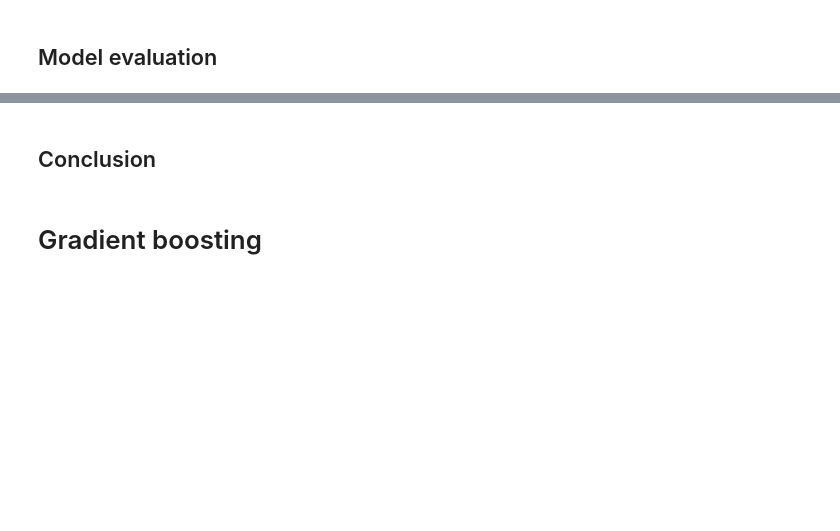
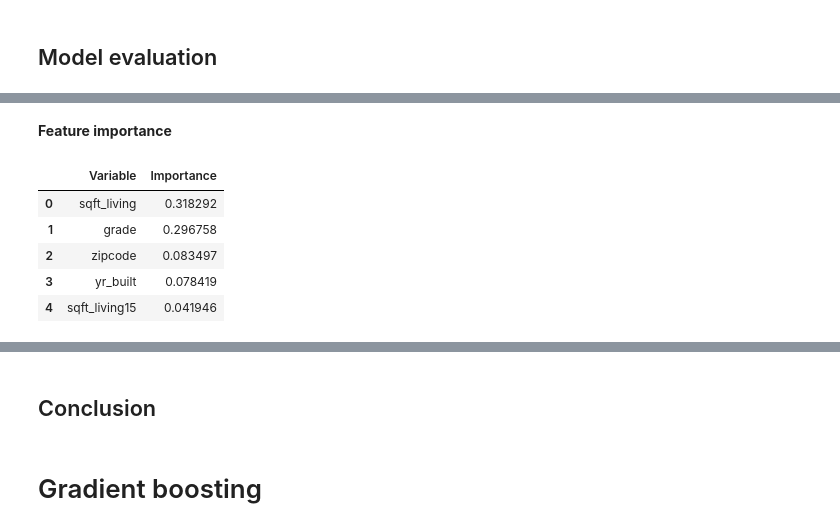
Before and after one commit to earth1987/house-price-regression, a Jupyter notebook: notebooks/nonlinear_model_selection_evaluation.ipynb, the cells around one changed output, grey strips where cells are left out. Drawn from its saved outputs; the diff is of its cells as text; code cells hidden in the pictures; blank space fills up the shorter version.

```diff
--- a/notebooks/nonlinear_model_selection_evaluation.ipynb
+++ b/notebooks/nonlinear_model_selection_evaluation.ipynb
@@ -366,0 +434,14 @@ from sklearn.ensemble import RandomForestClassifier
+# %% [markdown]
+**Feature importance**
+# %%
+feature_importance = [(x, y) for x, y in zip(X_train.columns, rf.feature_importances_)]
+feature_importance.sort(key = lambda i:i[1], reverse=True)
+feature_importance = pd.DataFrame(feature_importance, columns=['Variable', 'Importance'])
+feature_importance.head()
+# %% [output]
+|  | Variable | Importance |
+| 0 | sqft_living | 0.318292 |
+| 1 | grade | 0.296758 |
+| 2 | zipcode | 0.083497 |
+| 3 | yr_built | 0.078419 |
+| 4 | sqft_living15 | 0.041946 |
```
Also changed, not shown: parts of 11 cells of this notebook.
